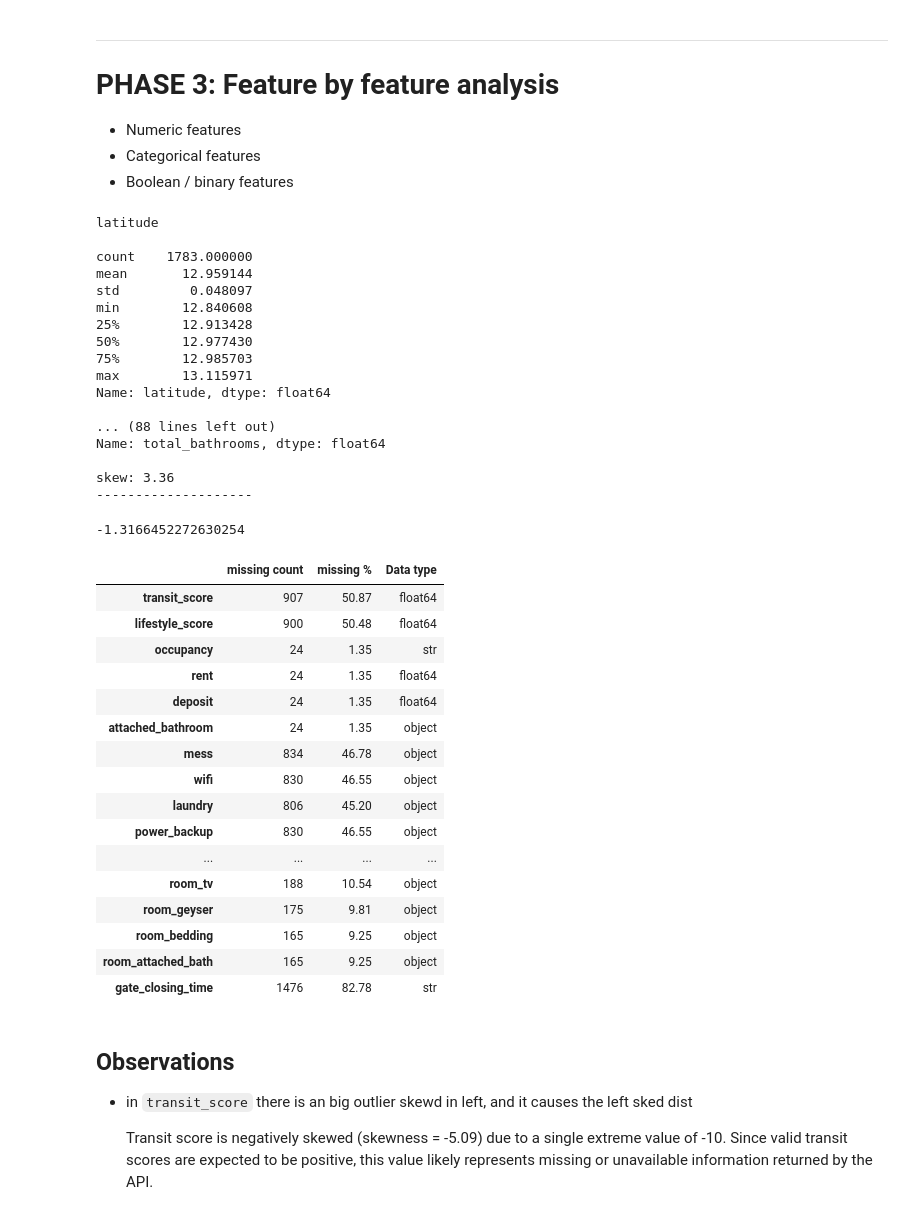
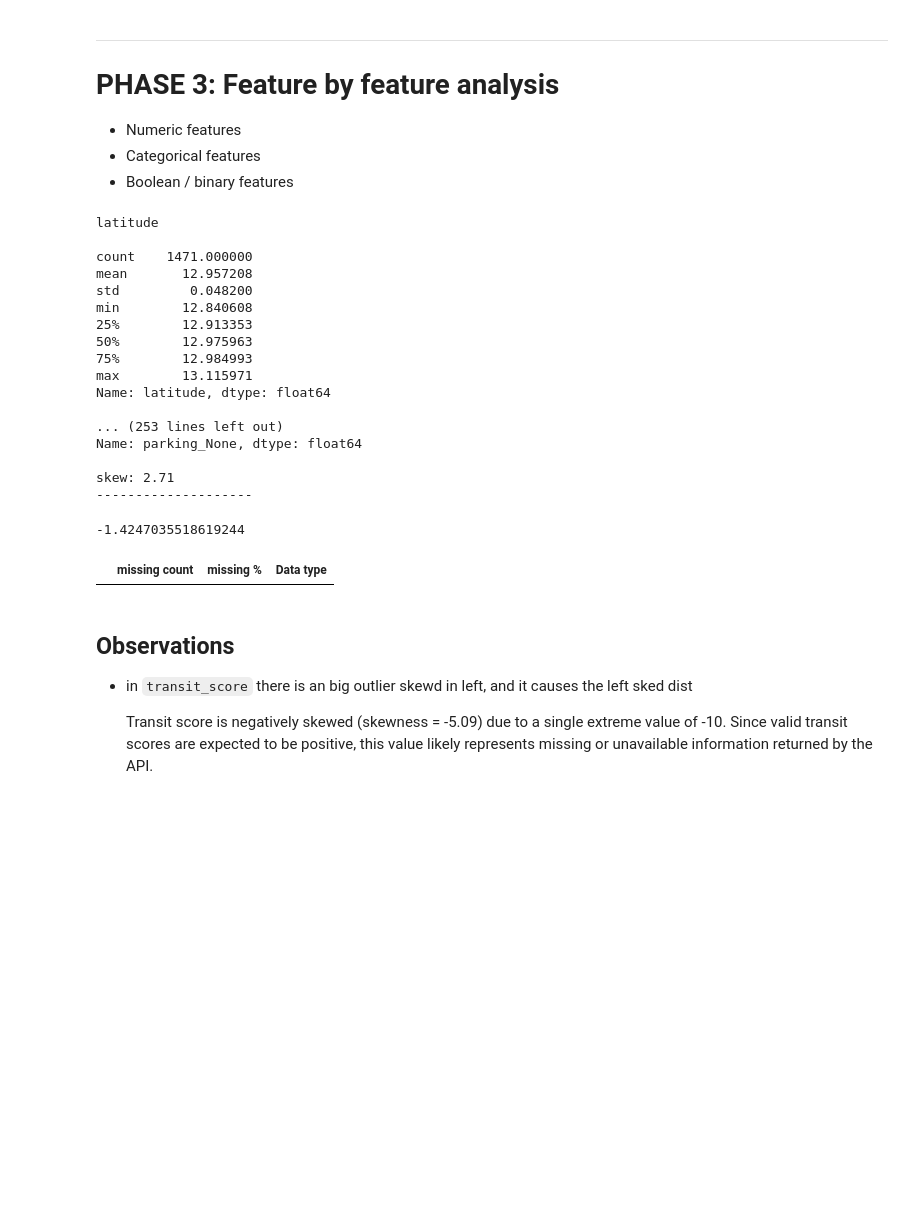
Before and after one commit to DineshMSDian/chennai-pg-price-predictor, a Jupyter notebook: Notebooks/01_eda_cleanup.ipynb, the cells around one changed output. Saved outputs shown, nothing was run; the diff lists cells and outputs as text; code cells hidden in the pictures; blank space fills up the shorter version.

```diff
--- a/Notebooks/01_eda_cleanup.ipynb
+++ b/Notebooks/01_eda_cleanup.ipynb
@@ -447,3 +452,6 @@ print((df_clean['rent'] == 0).sum())
 # PHASE 2: TARGET VARIABLE ANALYSIS
 
   *Understand about the target variable*
+# %%
+df_clean = pd.read_csv(r'D:\Hustle\Chennai-PG\Data\raw\chennai_pg_cleaned.csv')
+df_clean.head()
@@ -511,58 +561,42 @@ Skewness: 4.836566494107259
 # %%
 # 3.1 Numeric column
 
-numeric_col = df.select_dtypes(include=['number']).columns
+numeric_col = df_clean.select_dtypes(include=['number']).columns
 
 for col in numeric_col:
     print(f'\n{col}')
-    print(f'\n{df[col].describe()}')
-    print(f'\nskew: {df[col].skew():.2f}')
+    print(f'\n{df_clean[col].describe()}')
+    print(f'\nskew: {df_clean[col].skew():.2f}')
     print(f'-'*20)
 # %% [output]
 latitude
 
-count    1783.000000
-mean       12.959144
-std         0.048097
+count    1471.000000
+mean       12.957208
+std         0.048200
 min        12.840608
-25%        12.913428
-50%        12.977430
-75%        12.985703
+25%        12.913353
+50%        12.975963
+75%        12.984993
 max        13.115971
 Name: latitude, dtype: float64
 
-... (88 lines left out)
-Name: total_bathrooms, dtype: float64
+... (253 lines left out)
+Name: parking_None, dtype: float64
 
-skew: 3.36
+skew: 2.71
 --------------------
 # %%
-df['transit_score'] = df['transit_score'].replace(-10, np.nan)
+df_clean['transit_score'] = df_clean['transit_score'].replace(-10, np.nan)
 # now all three states collapse to: valid score OR NaN
 # re-check skew
-print(df['transit_score'].skew())
+print(df_clean['transit_score'].skew())
 # %% [output]
--1.3166452272630254
+-1.4247035518619244
 # %%
-missing_info(df)
+missing_info(df_clean)
 # %% [output]
 |  | missing count | missing % | Data type |
-| transit_score | 907 | 50.87 | float64 |
-| lifestyle_score | 900 | 50.48 | float64 |
-| occupancy | 24 | 1.35 | str |
-| rent | 24 | 1.35 | float64 |
-| deposit | 24 | 1.35 | float64 |
-| attached_bathroom | 24 | 1.35 | object |
-| mess | 834 | 46.78 | object |
-| wifi | 830 | 46.55 | object |
-| laundry | 806 | 45.20 | object |
-| power_backup | 830 | 46.55 | object |
-| ... | ... | ... | ... |
-| room_tv | 188 | 10.54 | object |
-| room_geyser | 175 | 9.81 | object |
-| room_bedding | 165 | 9.25 | object |
-| room_attached_bath | 165 | 9.25 | object |
-| gate_closing_time | 1476 | 82.78 | str |
 # %% [markdown]
 ## Observations
 
```
Also changed, not shown: parts of 19 cells of this notebook, 1 other file.
